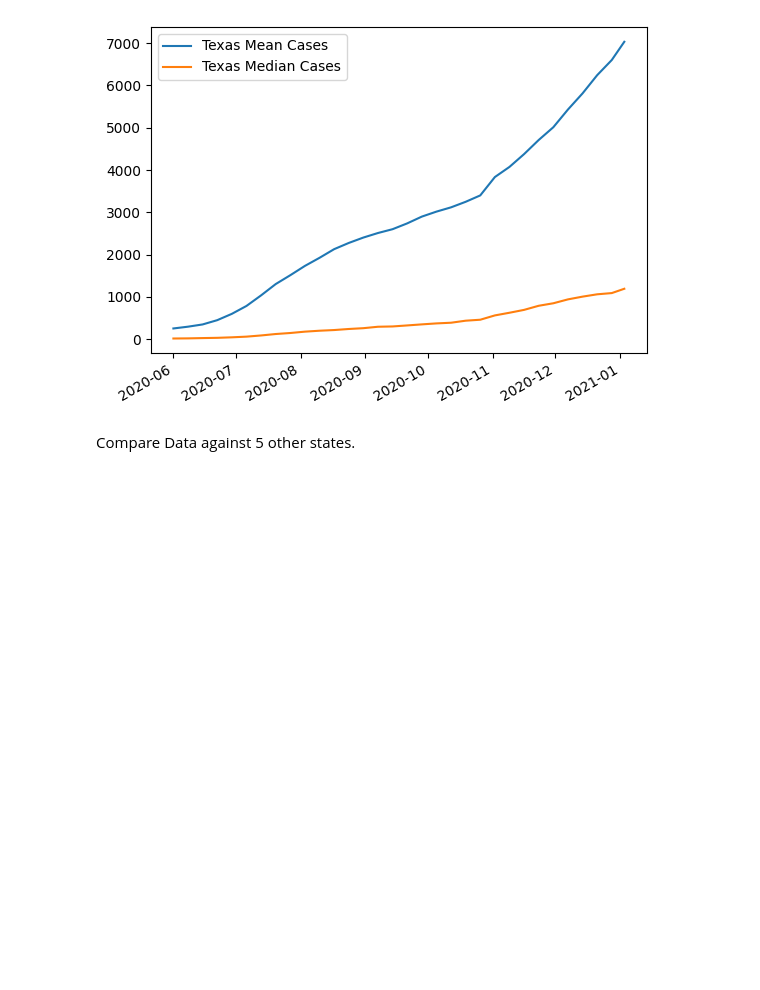
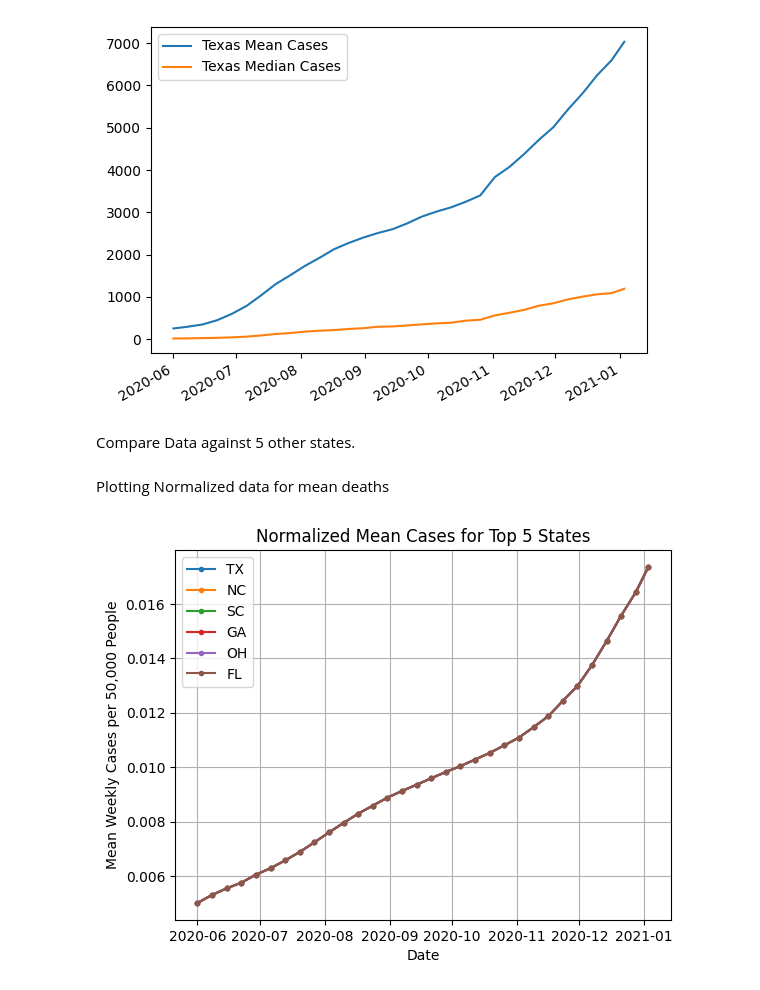
Before and after one commit to smbarber2/405ProjectGroup1, a Jupyter notebook: david_stage2.ipynb, the cells around one changed output. Drawn from its saved outputs; the diff is of its cells as text; code cells hidden in the pictures; blank space fills up the shorter version.

```diff
--- a/david_stage2.ipynb
+++ b/david_stage2.ipynb
@@ -12,11 +12,13 @@ Generate weekly statistics for a single state.
 super_covid = pd.read_csv('./data/super_covid_data.csv')
 covid_cases = pd.read_csv('./data/covid_confirmed_usafacts.csv')
 covid_deaths = pd.read_csv('./data/covid_deaths_usafacts.csv')
+covid_pop = pd.read_csv('./data/covid_county_population_usafacts.csv')
 
 # It will be easier to handle these separately so I'm importing the deaths and cases CSVs again.
 
 # Create a dataframe I actually want to manipulate
 cd_date = covid_deaths.drop(covid_deaths.columns[[0, 1, 2, 3]], axis=1, inplace=False)
+cp_date = covid_pop.drop(covid_deaths.columns[[0, 1, 2]], axis=1, inplace=False)
 
 #Transpose
 cd_date = cd_date.transpose()
@@ -49,17 +51,23 @@ cc_date = pd.concat([cc_date, cc_last_date], axis=1)
 # Put my Dataframes back together
 covid_deaths.drop(columns=covid_deaths.columns[4:], inplace=True)
 covid_deaths = pd.concat([covid_deaths, cd_date], axis=1)
+covid_deaths = pd.concat([covid_deaths, cp_date], axis=1)
+move = covid_deaths.pop('population')
+covid_deaths.insert(0, 'population', move)
 
 covid_cases.drop(columns=covid_cases.columns[4:], inplace=True)
 covid_cases = pd.concat([covid_cases, cc_date], axis=1)
+covid_cases = pd.concat([covid_cases, cp_date], axis=1)
+move = covid_cases.pop('population')
+covid_cases.insert(0, 'population', move)
 
 # Grab the data for Texas
 texas_cases = covid_cases[covid_cases['State'] == 'TX']
 texas_deaths = covid_deaths[covid_deaths['State'] == 'TX']
 
 #Get the average and median data for texas as a whole.
-texas_d = texas_deaths.drop(texas_deaths.columns[0:4], axis=1, inplace=False)
-texas_c = texas_cases.drop(texas_cases.columns[0:4], axis=1, inplace=False)
+texas_d = texas_deaths.drop(texas_deaths.columns[0:5], axis=1, inplace=False)
+texas_c = texas_cases.drop(texas_cases.columns[0:5], axis=1, inplace=False)
 
 # Condense down to Texas data overall per date.
 texas_d_mean = texas_d.mean()
@@ -84,3 +92,30 @@ texas_df_c.plot()
 [figure]
 # %% [markdown]
 Compare Data against 5 other states.
+# %%
+#Create a function that outputs relevant data for our charts.
+def state_stats(state_abr, data):
+        state_data = data[data['State'] == state_abr]
+        state_population = data['population'].sum()
+        culled_data = data.drop(texas_deaths.columns[0:5], axis=1, inplace=False)
+        norm_data = culled_data.div(state_population, axis=0) * 50000
+        stats = norm_data.agg(['mean', 'median'])
+        return stats
+# %% [markdown]
+Plotting Normalized data for mean deaths
+# %%
+states = ['TX', 'NC', 'SC', 'GA', 'OH', 'FL']
+
+fig, ax = plt.subplots()
+for state in states:
+    s_info = state_stats(state, covid_deaths).T
+    ax.plot(s_info.index, s_info['mean'], label=state, marker='.')
+
+ax.legend()
+ax.title.set_text('Normalized Mean Cases for Top 5 States')
+ax.set_xlabel('Date')
+ax.set_ylabel('Mean Weekly Cases per 50,000 People')
+ax.grid()
+plt.show()
+# %% [output]
+[figure, added]
```
Also changed, not shown: parts of 9 cells of this notebook, 1 other file.
